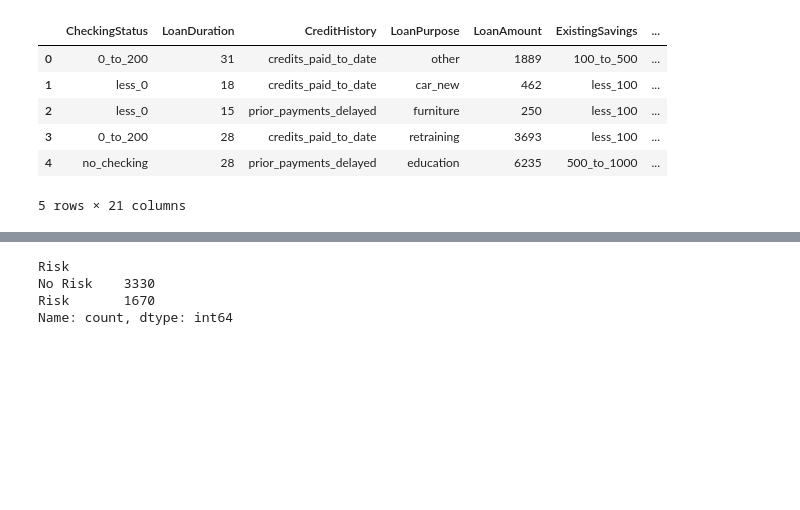
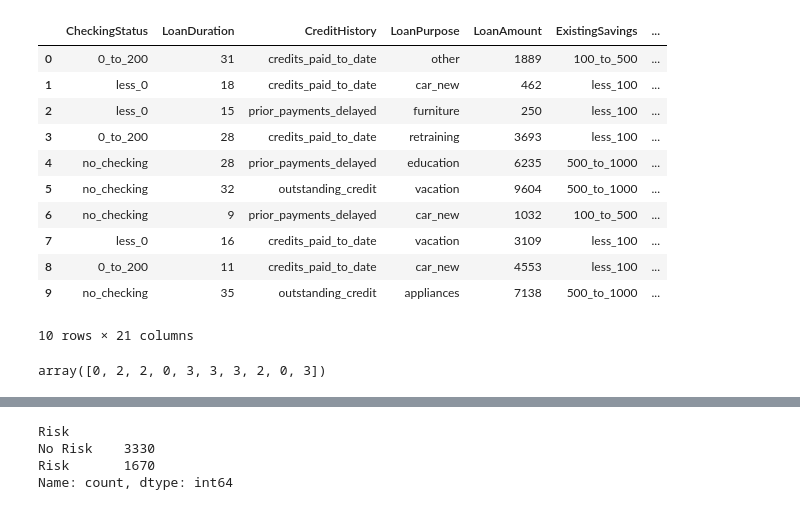
Before and after one commit to kathytran88/credit-risk-analysis-knn, a Jupyter notebook: knn.ipynb, the cells around one changed output, grey strips where cells are left out. Drawn from its saved outputs; the diff is of its cells as text; code cells hidden in the pictures; blank space fills up the shorter version.

```diff
--- a/knn.ipynb
+++ b/knn.ipynb
@@ -11,15 +11,24 @@ from sklearn import metrics
 from sklearn.metrics import confusion_matrix, ConfusionMatrixDisplay
 # %%
 df = pd.read_csv('credit-risk-dataset.csv')
-df.head()
+df.head(10)
 # %% [output]
 |  | CheckingStatus | LoanDuration | CreditHistory | LoanPurpose | LoanAmount | ExistingSavings | ... |
 | 0 | 0_to_200 | 31 | credits_paid_to_date | other | 1889 | 100_to_500 | ... |
 | 1 | less_0 | 18 | credits_paid_to_date | car_new | 462 | less_100 | ... |
 | 2 | less_0 | 15 | prior_payments_delayed | furniture | 250 | less_100 | ... |
 | 3 | 0_to_200 | 28 | credits_paid_to_date | retraining | 3693 | less_100 | ... |
 | 4 | no_checking | 28 | prior_payments_delayed | education | 6235 | 500_to_1000 | ... |
+| 5 | no_checking | 32 | outstanding_credit | vacation | 9604 | 500_to_1000 | ... |
+| 6 | no_checking | 9 | prior_payments_delayed | car_new | 1032 | 100_to_500 | ... |
+| 7 | less_0 | 16 | credits_paid_to_date | vacation | 3109 | less_100 | ... |
+| 8 | 0_to_200 | 11 | credits_paid_to_date | car_new | 4553 | less_100 | ... |
+| 9 | no_checking | 35 | outstanding_credit | appliances | 7138 | 500_to_1000 | ... |
-5 rows × 21 columns
+10 rows × 21 columns
+# %%
+display(CheckingStatus_encoded[0:10])
+# %% [output]
+array([0, 2, 2, 0, 3, 3, 3, 2, 0, 3])
 # %%
 df.isnull().sum()
 # %% [output]
```
Also changed, not shown: parts of 2 cells of this notebook, 3 other files.
